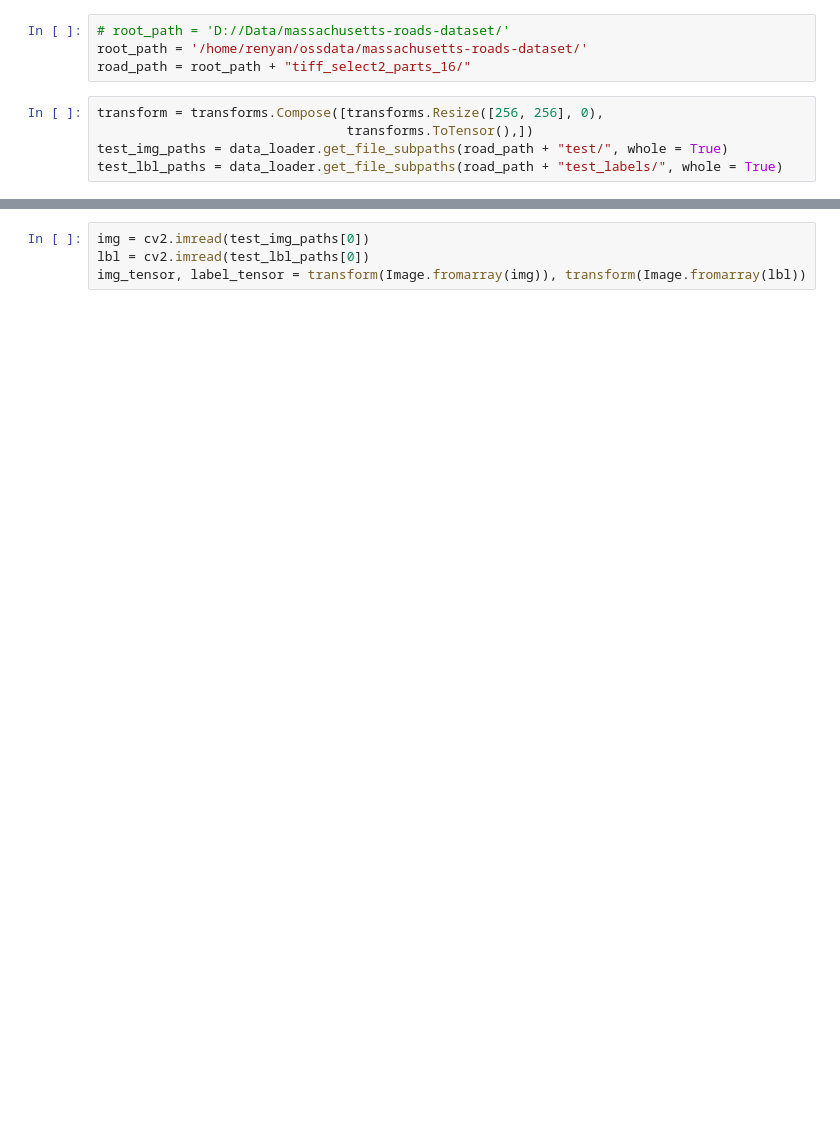
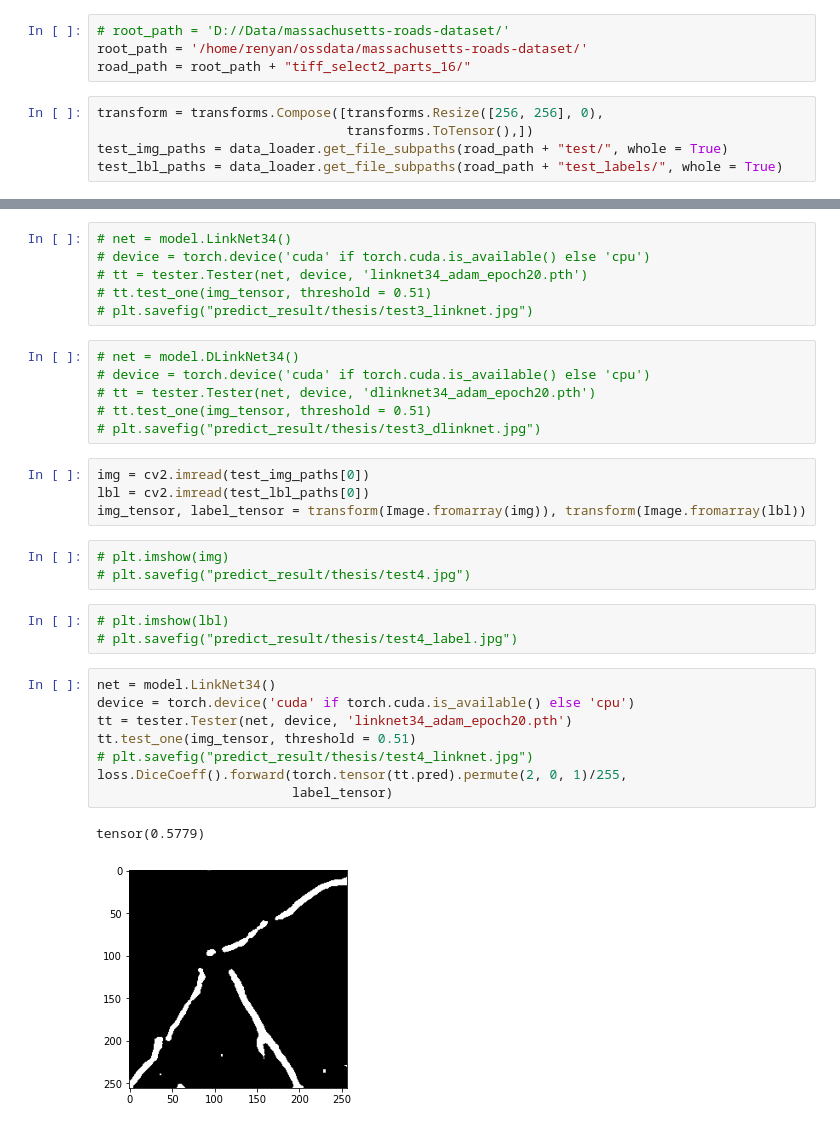
Before and after one commit to Ryanna-github/road-extraction, a Jupyter notebook: 2021-02-18_predict.ipynb, the cells around one changed output, grey strips where cells are left out. Drawn from its saved outputs; the diff is of its cells as text; blank space fills up the shorter version.

```diff
--- a/2021-02-18_predict.ipynb
+++ b/2021-02-18_predict.ipynb
@@ -176,4 +253,33 @@ test_lbl_paths = data_loader.get_file_subpaths(road_path + "test_labels/", whole
+# %%
+# net = model.LinkNet34()
+# device = torch.device('cuda' if torch.cuda.is_available() else 'cpu')
+# tt = tester.Tester(net, device, 'linknet34_adam_epoch20.pth')
+# tt.test_one(img_tensor, threshold = 0.51)
+# plt.savefig("predict_result/thesis/test3_linknet.jpg")
+# %%
+# net = model.DLinkNet34()
+# device = torch.device('cuda' if torch.cuda.is_available() else 'cpu')
+# tt = tester.Tester(net, device, 'dlinknet34_adam_epoch20.pth')
+# tt.test_one(img_tensor, threshold = 0.51)
+# plt.savefig("predict_result/thesis/test3_dlinknet.jpg")
 # %%
 img = cv2.imread(test_img_paths[0])
 lbl = cv2.imread(test_lbl_paths[0])
 img_tensor, label_tensor = transform(Image.fromarray(img)), transform(Image.fromarray(lbl))
+# %%
+# plt.imshow(img)
+# plt.savefig("predict_result/thesis/test4.jpg")
+# %%
+# plt.imshow(lbl)
+# plt.savefig("predict_result/thesis/test4_label.jpg")
+# %%
+net = model.LinkNet34()
+device = torch.device('cuda' if torch.cuda.is_available() else 'cpu')
+tt = tester.Tester(net, device, 'linknet34_adam_epoch20.pth')
+tt.test_one(img_tensor, threshold = 0.51)
+# plt.savefig("predict_result/thesis/test4_linknet.jpg")
+loss.DiceCoeff().forward(torch.tensor(tt.pred).permute(2, 0, 1)/255,
+                         label_tensor)
+# %% [output]
+tensor(0.5779)
+[figure, added]
```
Also changed, not shown: parts of 24 cells of this notebook, 18 other files.
